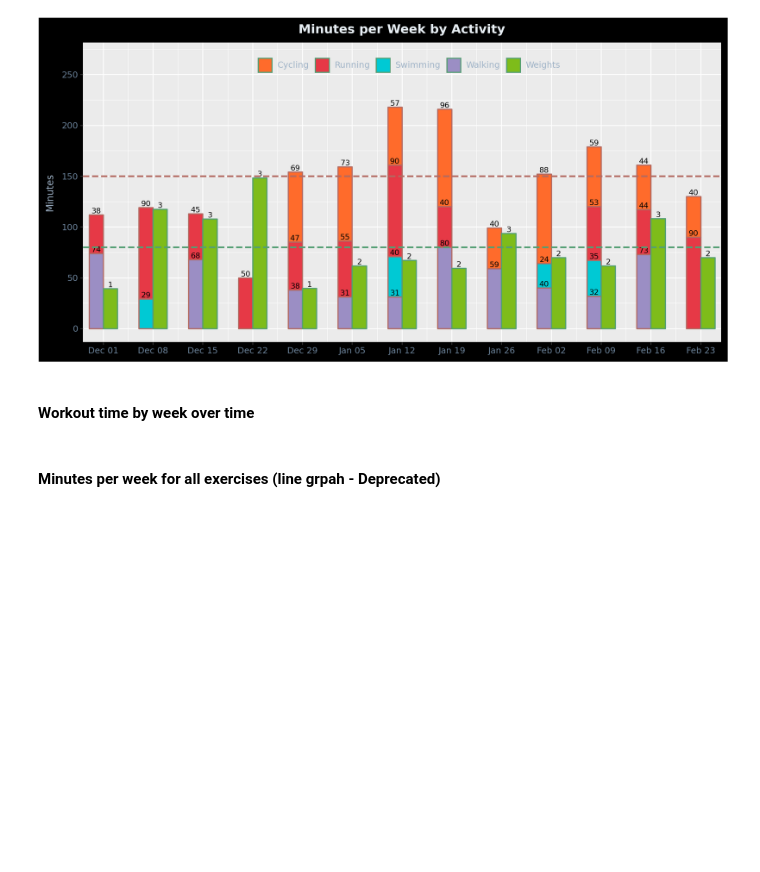
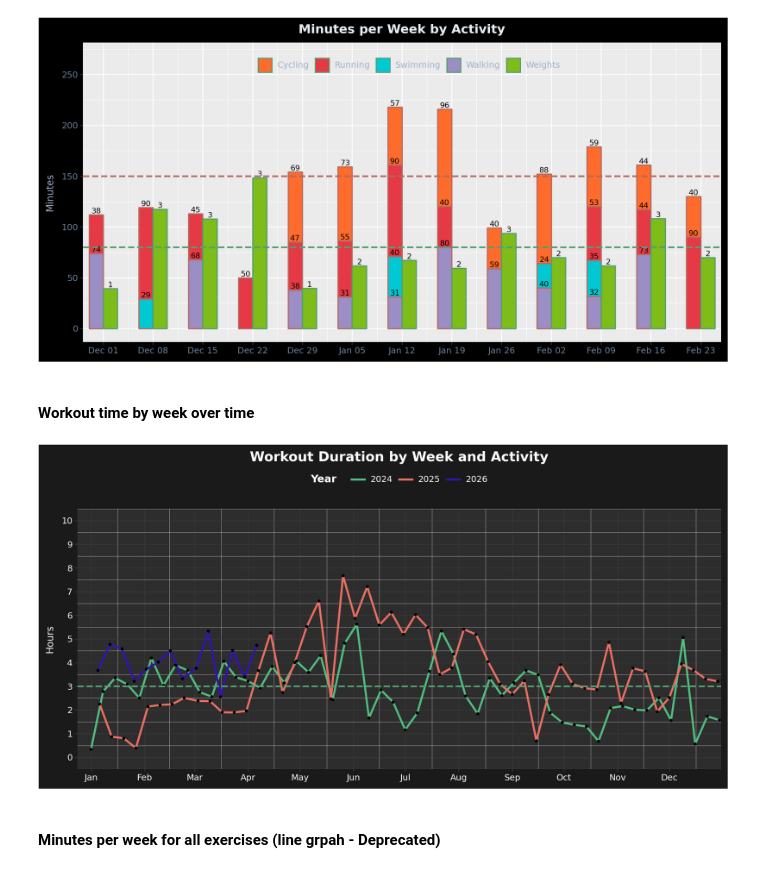
Before and after one commit to Ryan-Iacovone/Habit-Tracker-Website, a Jupyter notebook: QA_Env.ipynb, the cells around one changed output. Drawn from its saved outputs; the diff is of its cells as text; code cells hidden in the pictures; blank space fills up the shorter version.

```diff
--- a/QA_Env.ipynb
+++ b/QA_Env.ipynb
@@ -1069,34 +1094,36 @@ plot = (ggplot(workout_time_df, aes(x= 'plot_date', y='Hours', group = 'Year', c
     scale_x_datetime(date_labels='%b', date_breaks='1 month', expand=(0, 8, 0, 1)) + # https://plotnine.org/reference/scale.html
 
     scale_y_continuous(breaks = range(0, 11), # Defining breaks of y axis (every number between 0 and 10 within the limit)
                     limits = [0, 10]) + # Defining zoom of y axis
 
     labs(title='Workout Duration by Week and Activity',
         x='',
         y='Hours',
         color='Year') +
     #theme_matplotlib() +
-    theme_seaborn() +
+    #theme_seaborn() +
     theme(figure_size=(10, 5),
         axis_ticks_length_minor_y = 0, # Turn off minor ticks by setting length to be 0
           axis_text_x=element_text(vjust=1),
 
     plot_background=element_rect(fill='#1a1a1a'),
     panel_background=element_rect(fill='#2d2d2d'),
     legend_position='top',
     legend_title=element_text(color='white', size=11, weight='bold'),
     legend_direction='horizontal',
     legend_text=element_text(color='white', size=9),
     legend_background=element_blank(),
     legend_key=element_blank(), # Removes boxing/shading around lines in legend
     axis_text=element_text(color='white', size=9),
     axis_title=element_text(color='white', size=10), # Axis labels
     plot_title=element_text(color='white', size=14, weight='bold'), # plot title
     panel_grid_major=element_line(color='#404040', size=1)
 )
 )
 
 plot
+# %% [output]
+[figure, added]
 # %% [markdown]
 #### Minutes per week for all exercises (line grpah - Deprecated)
 # %%
```
Also changed, not shown: parts of 3 cells of this notebook, 18 other files.
